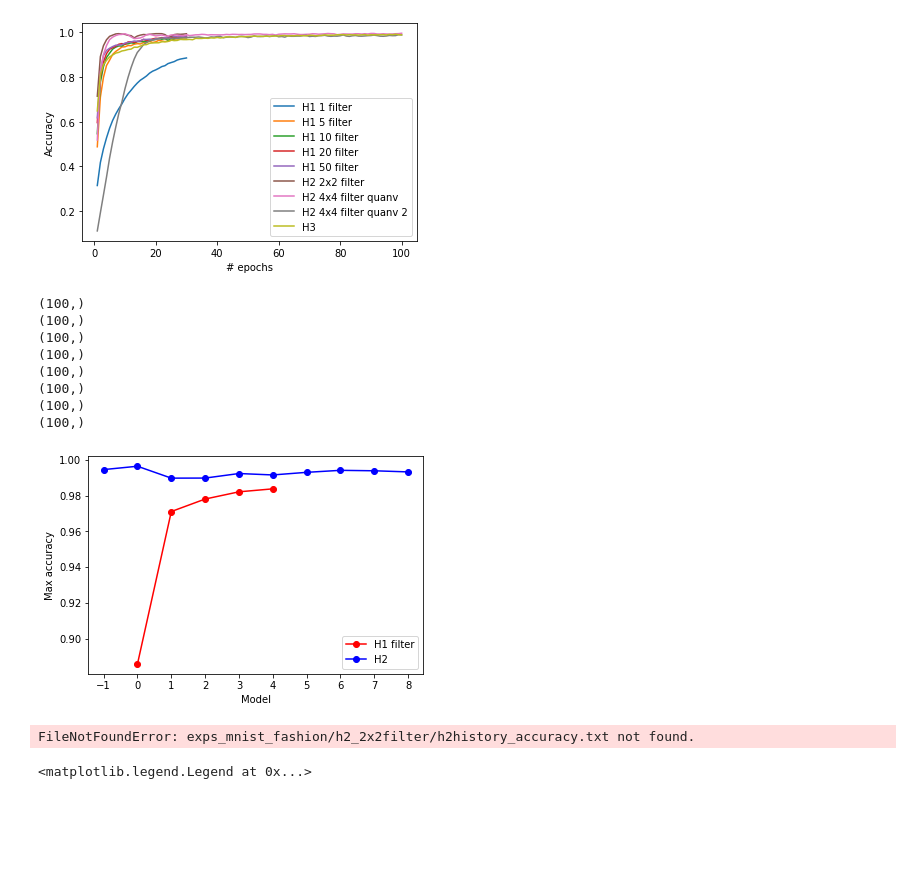
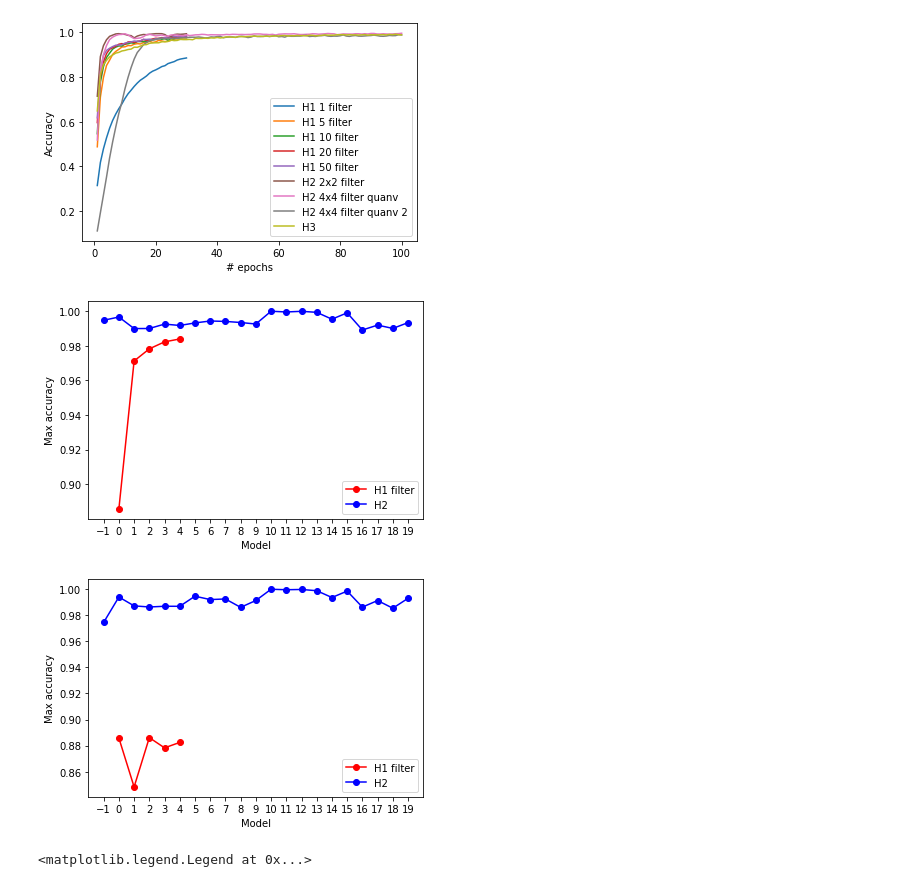
Before and after one commit to vutuanhai237/DynamicQNN, a Jupyter notebook: codes/plt_baseline.ipynb, the cells around one changed output. Cells and saved outputs as stored; diff of their text form; code cells hidden in the pictures; blank space fills up the shorter version.

Commit message:
Run 20 circuits for mnist and mnist fashion

```diff
--- a/codes/plt_baseline.ipynb
+++ b/codes/plt_baseline.ipynb
@@ -65,53 +65,51 @@ plt.legend()
 # %%
 filters = [1, 5, 10, 20, 50]
 i = 0
 accuracies_h1, accuracies_h2 = [], []
 for num_filter in filters:
     accs_h1 = np.asarray(np.loadtxt('exps_mnist/h1_' + str(num_filter) + 'filter/h1history_accuracy.txt'))
     accuracies_h1.append(np.max(np.mean(accs_h1, axis = 0)))
 plt.plot(range(0, len(filters)), accuracies_h1, '-ro', label = 'H1 filter')
 
-
-
-
-quanv_num = list(range(1, 9))
+quanv_num = list(range(0, 20))
 accs_h2_2 = np.asarray(np.loadtxt('exps_mnist/h2_2x2filter/h2history_accuracy.txt'))
-accs_h2_4_quanv = np.asarray(np.loadtxt('exps_mnist/h2_4x4filter_quanv/h2history_accuracy.txt'))
 accuracies_h2.append(np.max(np.mean(accs_h2_2, axis = 0)))
-accuracies_h2.append(np.max(np.mean(accs_h2_4_quanv, axis = 0)))
 for i in quanv_num:
     accs_h2_4_quanvx = np.asarray(np.loadtxt('exps_mnist/h2_4x4filter_quanv' + str(i) + '/h2history_accuracy.txt'))
     accuracies_h2.append(np.max(np.mean(accs_h2_4_quanvx, axis = 0)))
-plt.plot(range(-1, len(quanv_num) + 1), accuracies_h2, '-bo', label = 'H2')
-
+plt.plot(range(-1, len(quanv_num)), accuracies_h2, '-bo', label = 'H2')
 
 plt.xlabel('Model')
-plt.xticks(range(-1, 9, 1))
+plt.xticks(range(-1, 20, 1))
 plt.ylabel('Max accuracy')
 plt.legend()
 plt.show()
 # %% [output]
-(100,)
-(100,)
-(100,)
-(100,)
-(100,)
-(100,)
-(100,)
-(100,)
-[figure, old version]
+[figure, new version]
 # %%
-quanv_num = list(range(1, 19))
+filters = [1, 5, 10, 20, 50]
+i = 0
+accuracies_h1, accuracies_h2 = [], []
+for num_filter in filters:
+    accs_h1 = np.asarray(np.loadtxt('exps_mnist_fashion/h1_' + str(num_filter) + 'filter/h1history_accuracy.txt'))
+    accuracies_h1.append(np.max(np.mean(accs_h1, axis = 0)))
+plt.plot(range(0, len(filters)), accuracies_h1, '-ro', label = 'H1 filter')
+
+quanv_num = list(range(0, 20))
 accs_h2_2 = np.asarray(np.loadtxt('exps_mnist_fashion/h2_2x2filter/h2history_accuracy.txt'))
-accs_h2_4_quanv = np.asarray(np.loadtxt('exps_mnist_fashion/h2_4x4filter_quanv/h2history_accuracy.txt'))
 accuracies_h2.append(np.max(np.mean(accs_h2_2, axis = 0)))
-accuracies_h2.append(np.max(np.mean(accs_h2_4_quanv, axis = 0)))
 for i in quanv_num:
-    accs_h2_4_quanvx = np.asarray(np.loadtxt('exps_mnist/h2_4x4filter_quanv' + str(i) + '/h2history_accuracy.txt'))
+    accs_h2_4_quanvx = np.asarray(np.loadtxt('exps_mnist_fashion/h2_4x4filter_quanv' + str(i) + '/h2history_accuracy.txt'))
     accuracies_h2.append(np.max(np.mean(accs_h2_4_quanvx, axis = 0)))
-plt.plot(range(-1, len(quanv_num) + 1), accuracies_h2, '-bo', label = 'H2')
+plt.plot(range(-1, len(quanv_num)), accuracies_h2, '-bo', label = 'H2')
+
+plt.xlabel('Model')
+plt.xticks(range(-1, 20, 1))
+plt.ylabel('Max accuracy')
+plt.legend()
+plt.show()
 # %% [output]
-FileNotFoundError: exps_mnist_fashion/h2_2x2filter/h2history_accuracy.txt not found.
+[figure, added]
 # %%
 filters = [1, 5, 10, 20, 50]
 
```
Also changed, not shown: 34 other files.
